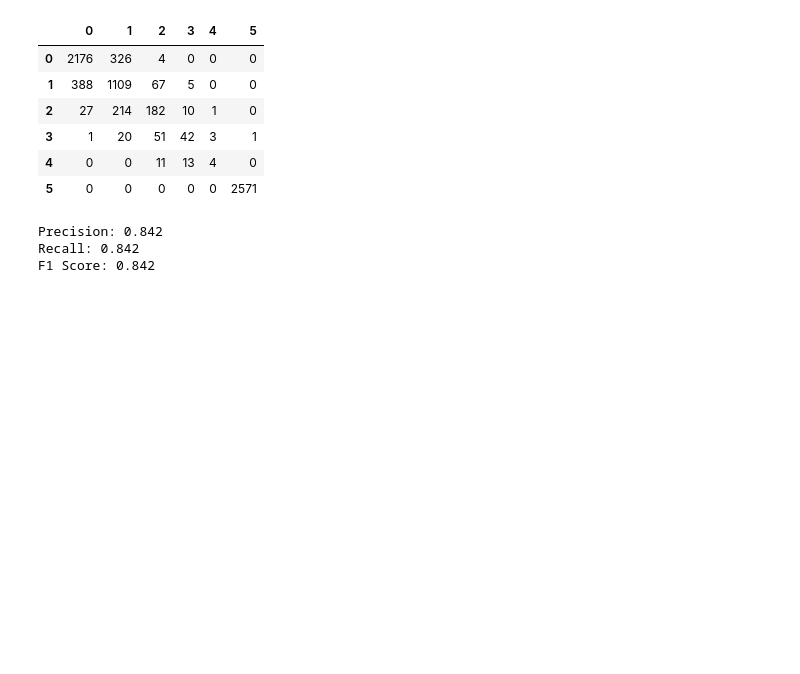
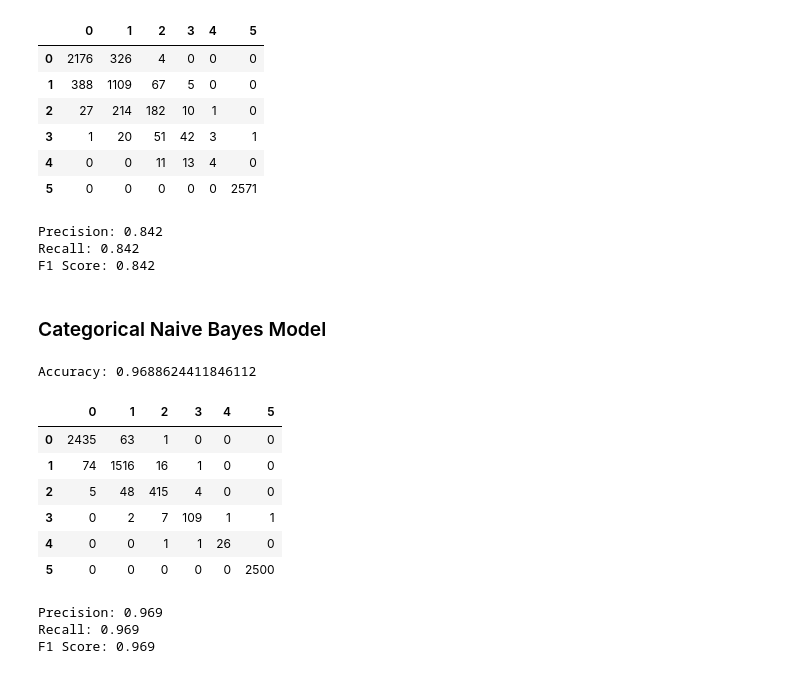
Before and after one commit to DorisSanchez-Velasquez/NaturalDisasterReport, a Jupyter notebook: main.ipynb, the cells around one changed output. Drawn from its saved outputs; the diff is of its cells as text; code cells hidden in the pictures; blank space fills up the shorter version.

Commit message:
Applied the gaussian naive bayes classifier and evaluated with a 96% accuracy and precision/recall

```diff
--- a/main.ipynb
+++ b/main.ipynb
@@ -374,3 +373,38 @@ print('F1 Score: %.3f' % f1_score(y_test, y_pred, average = 'micro'))
 Precision: 0.842
 Recall: 0.842
 F1 Score: 0.842
+# %% [markdown]
+### Categorical Naive Bayes Model
+# %%
+# Split the data into training and test sets
+X_train, X_test, y_train, y_test = train_test_split(X_over, y_over, test_size=0.2)
+
+gaussNb = GaussianNB() #Applying the Gaussian Classifier
+gaussNb.fit(X_train, y_train)
+y_pred = rf.predict(X_test)
+
+accuracy = accuracy_score(y_test, y_pred) #Printing Accuracy Scores
+print("Accuracy:", accuracy)
+# %% [output]
+Accuracy: 0.9688624411846112
+# %%
+#Confusion Matrix
+cm = pd.DataFrame(confusion_matrix(y_test, y_pred))
+cm
+# %% [output]
+|  | 0 | 1 | 2 | 3 | 4 | 5 |
+| 0 | 2435 | 63 | 1 | 0 | 0 | 0 |
+| 1 | 74 | 1516 | 16 | 1 | 0 | 0 |
+| 2 | 5 | 48 | 415 | 4 | 0 | 0 |
+| 3 | 0 | 2 | 7 | 109 | 1 | 1 |
+| 4 | 0 | 0 | 1 | 1 | 26 | 0 |
+| 5 | 0 | 0 | 0 | 0 | 0 | 2500 |
+# %%
+#EVALUATING THE CLASSIFIER
+print('Precision: %.3f' % precision_score(y_test, y_pred, average='micro'))
+print('Recall: %.3f' % recall_score(y_test, y_pred, average = 'micro'))
+print('F1 Score: %.3f' % f1_score(y_test, y_pred, average = 'micro'))
+# %% [output]
+Precision: 0.969
+Recall: 0.969
+F1 Score: 0.969
```
Also changed, not shown: parts of 2 cells of this notebook.
